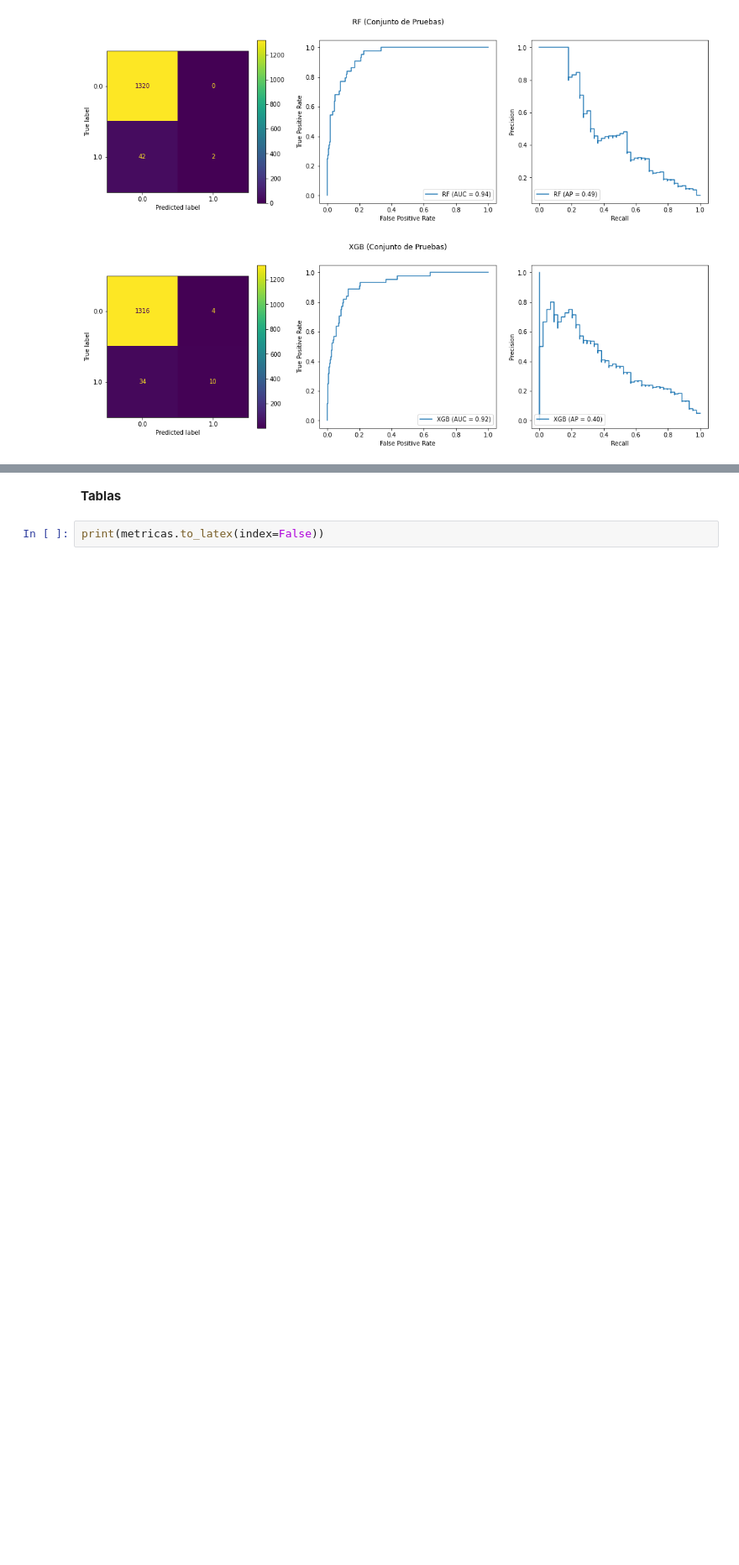
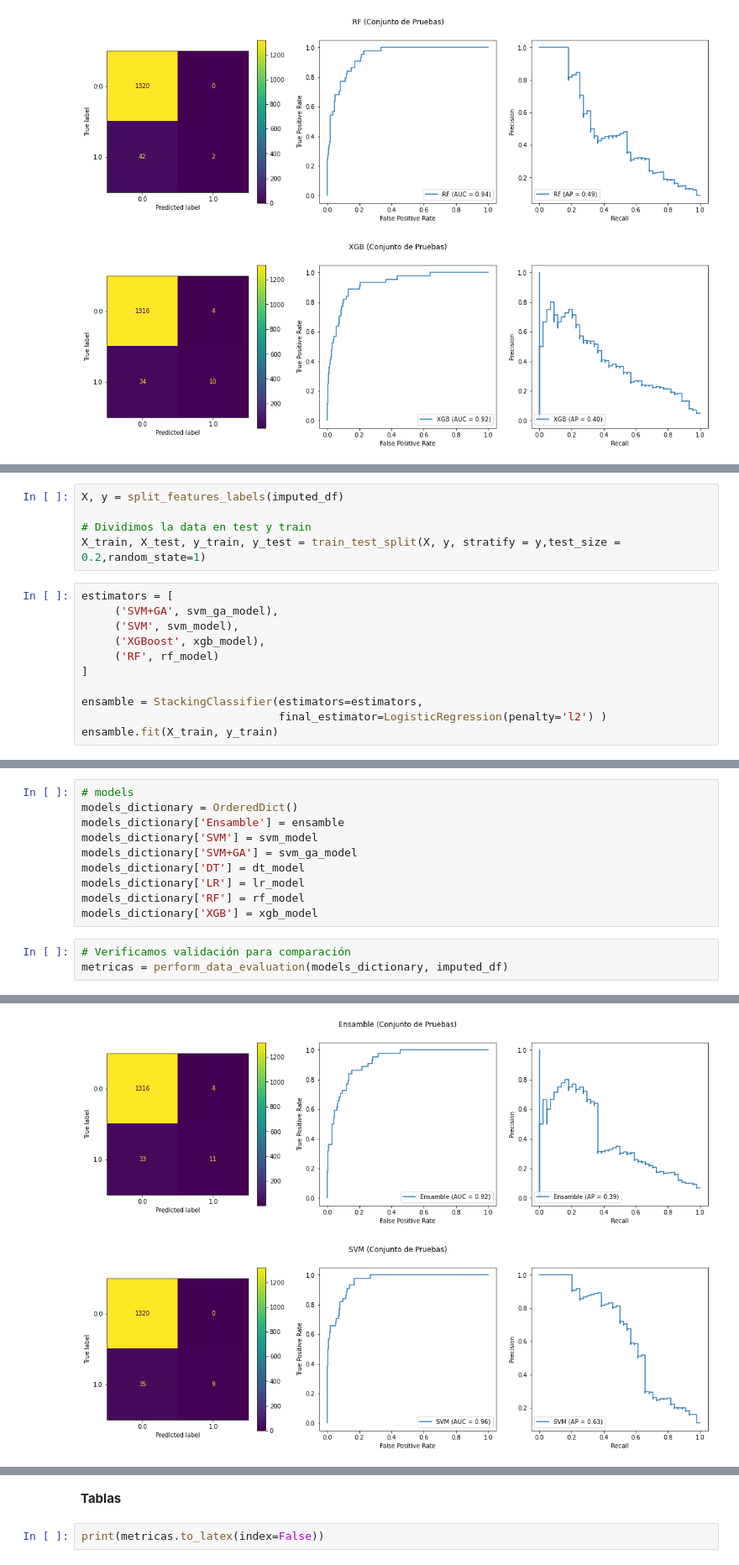
Before and after one commit to Project-ML-PUCP/BankruptcyTaiwan, a Jupyter notebook: 03. Codigo/04. Evaluation.ipynb, the cells around one changed output, grey strips where cells are left out. Shown at 84% size. Drawn from its saved outputs; the diff is of its cells as text; blank space fills up the shorter version.

```diff
--- a/03. Codigo/04. Evaluation.ipynb
+++ b/03. Codigo/04. Evaluation.ipynb
@@ -206,0 +211,16 @@ metricas = perform_data_evaluation(models_dictionary2, imputed_df)
+# %%
+X, y = split_features_labels(imputed_df)
+
+# Dividimos la data en test y train
+X_train, X_test, y_train, y_test = train_test_split(X, y, stratify = y,test_size = 0.2,random_state=1)
+# %%
+estimators = [
+     ('SVM+GA', svm_ga_model),
+     ('SVM', svm_model),
+     ('XGBoost', xgb_model),
+     ('RF', rf_model)
+]
+
+ensamble = StackingClassifier(estimators=estimators,
+                              final_estimator=LogisticRegression(penalty='l2') )
+ensamble.fit(X_train, y_train)
@@ -206,0 +245,14 @@ metricas = perform_data_evaluation(models_dictionary2, imputed_df)
+# %%
+# models
+models_dictionary = OrderedDict()
+models_dictionary['Ensamble'] = ensamble
+models_dictionary['SVM'] = svm_model
+models_dictionary['SVM+GA'] = svm_ga_model
+models_dictionary['DT'] = dt_model
+models_dictionary['LR'] = lr_model
+models_dictionary['RF'] = rf_model
+models_dictionary['XGB'] = xgb_model
+# %%
+# Verificamos validación para comparación
+metricas = perform_data_evaluation(models_dictionary, imputed_df)
+# %% [output]
@@ -206,0 +268,2 @@ metricas = perform_data_evaluation(models_dictionary2, imputed_df)
+[figure, added]
+[figure, added]
```
Also changed, not shown: parts of 4 cells of this notebook.
